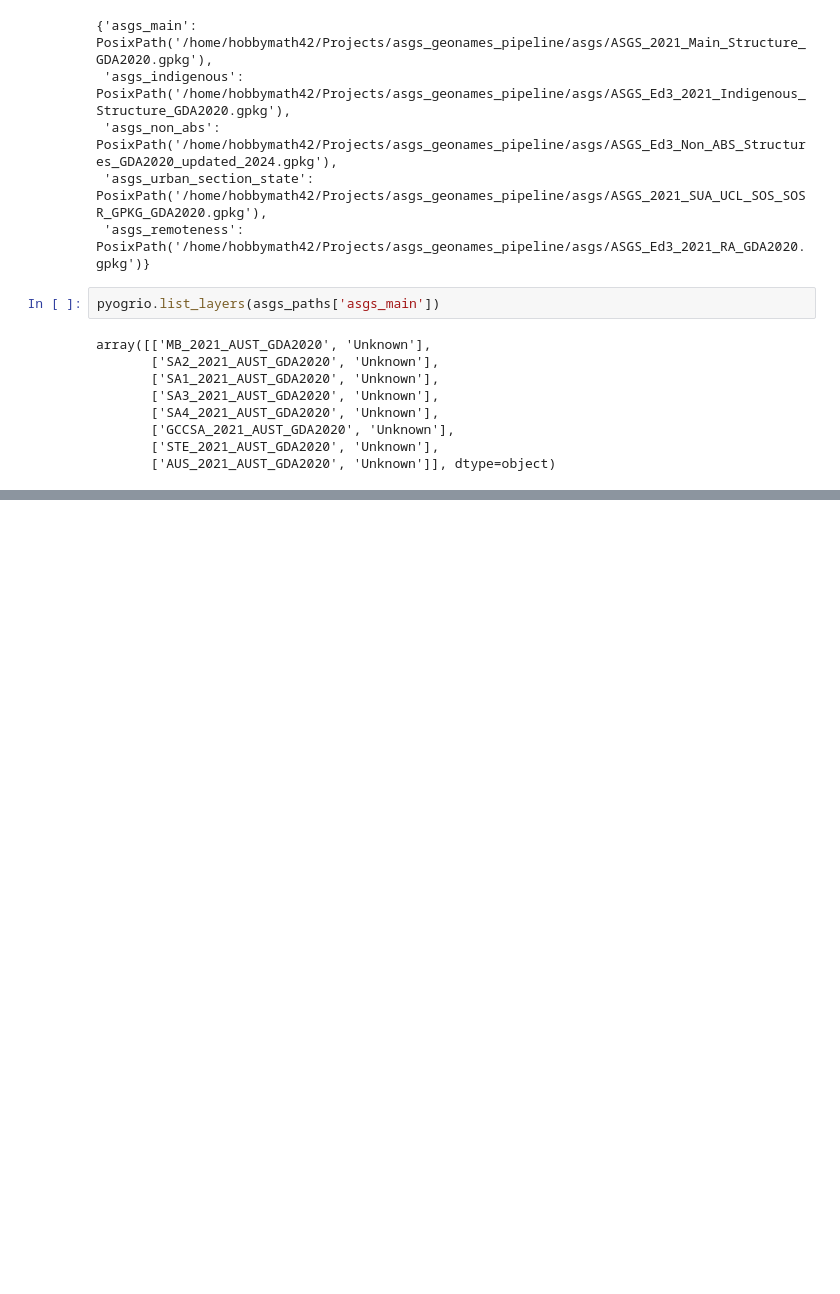
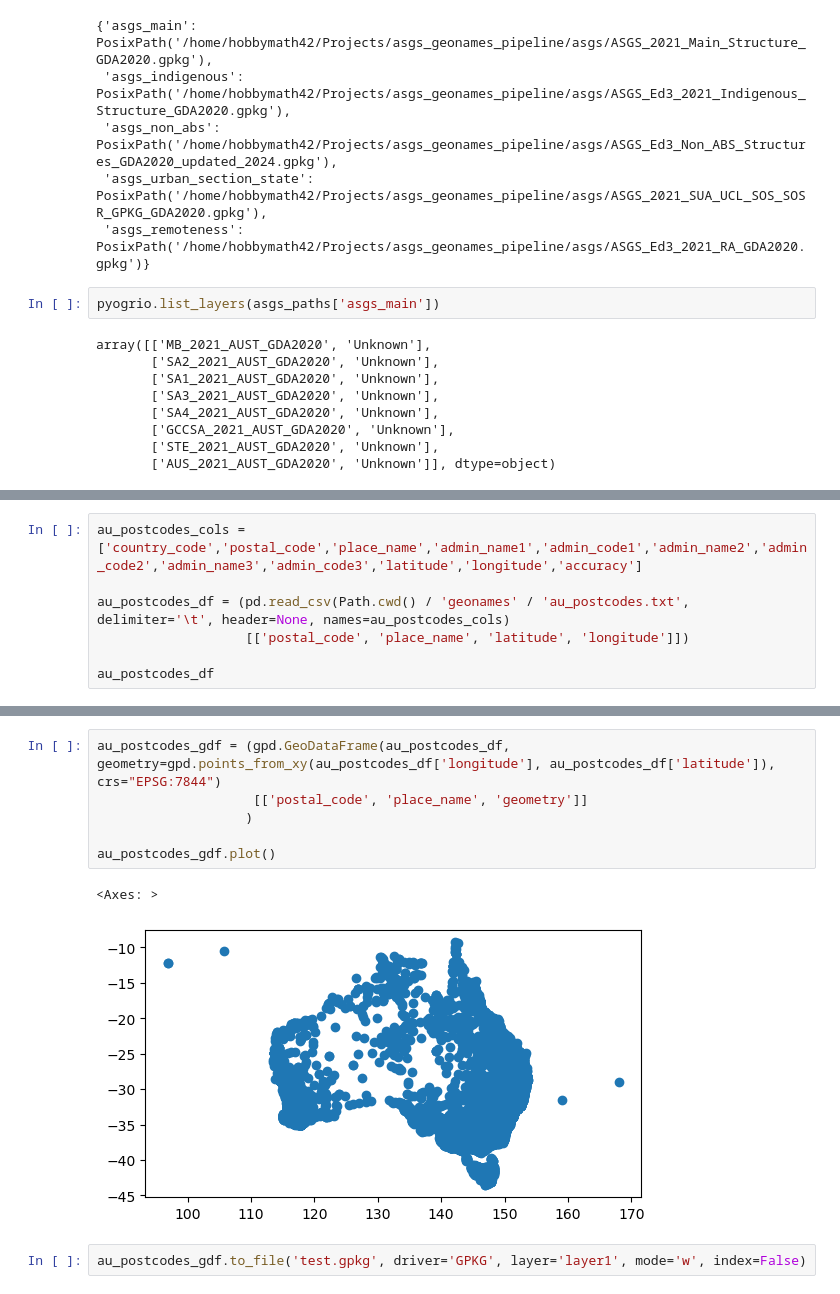
Before and after one commit to hbbymth42/asgs_geonames_pipeline, a Jupyter notebook: ASGS_GeoNames_Pipeline.ipynb, the cells around one changed output, grey strips where cells are left out. Saved outputs shown, nothing was run; the diff lists cells and outputs as text; blank space fills up the shorter version.

```diff
--- a/ASGS_GeoNames_Pipeline.ipynb
+++ b/ASGS_GeoNames_Pipeline.ipynb
@@ -93,0 +78,7 @@ df.query('not(geometry.isna())')
+# %%
+au_postcodes_cols = ['country_code','postal_code','place_name','admin_name1','admin_code1','admin_name2','admin_code2','admin_name3','admin_code3','latitude','longitude','accuracy']
+
+au_postcodes_df = (pd.read_csv(Path.cwd() / 'geonames' / 'au_postcodes.txt', delimiter='\t', header=None, names=au_postcodes_cols)
+                   [['postal_code', 'place_name', 'latitude', 'longitude']])
+
+au_postcodes_df
@@ -93,0 +99,11 @@ df.query('not(geometry.isna())')
+# %%
+au_postcodes_gdf = (gpd.GeoDataFrame(au_postcodes_df, geometry=gpd.points_from_xy(au_postcodes_df['longitude'], au_postcodes_df['latitude']), crs="EPSG:7844")
+                    [['postal_code', 'place_name', 'geometry']]
+                   )
+
+au_postcodes_gdf.plot()
+# %% [output]
+<Axes: >
+[figure, added]
+# %%
+au_postcodes_gdf.to_file('test.gpkg', driver='GPKG', layer='layer1', mode='w', index=False)
```
Also changed, not shown: parts of 11 cells of this notebook.
